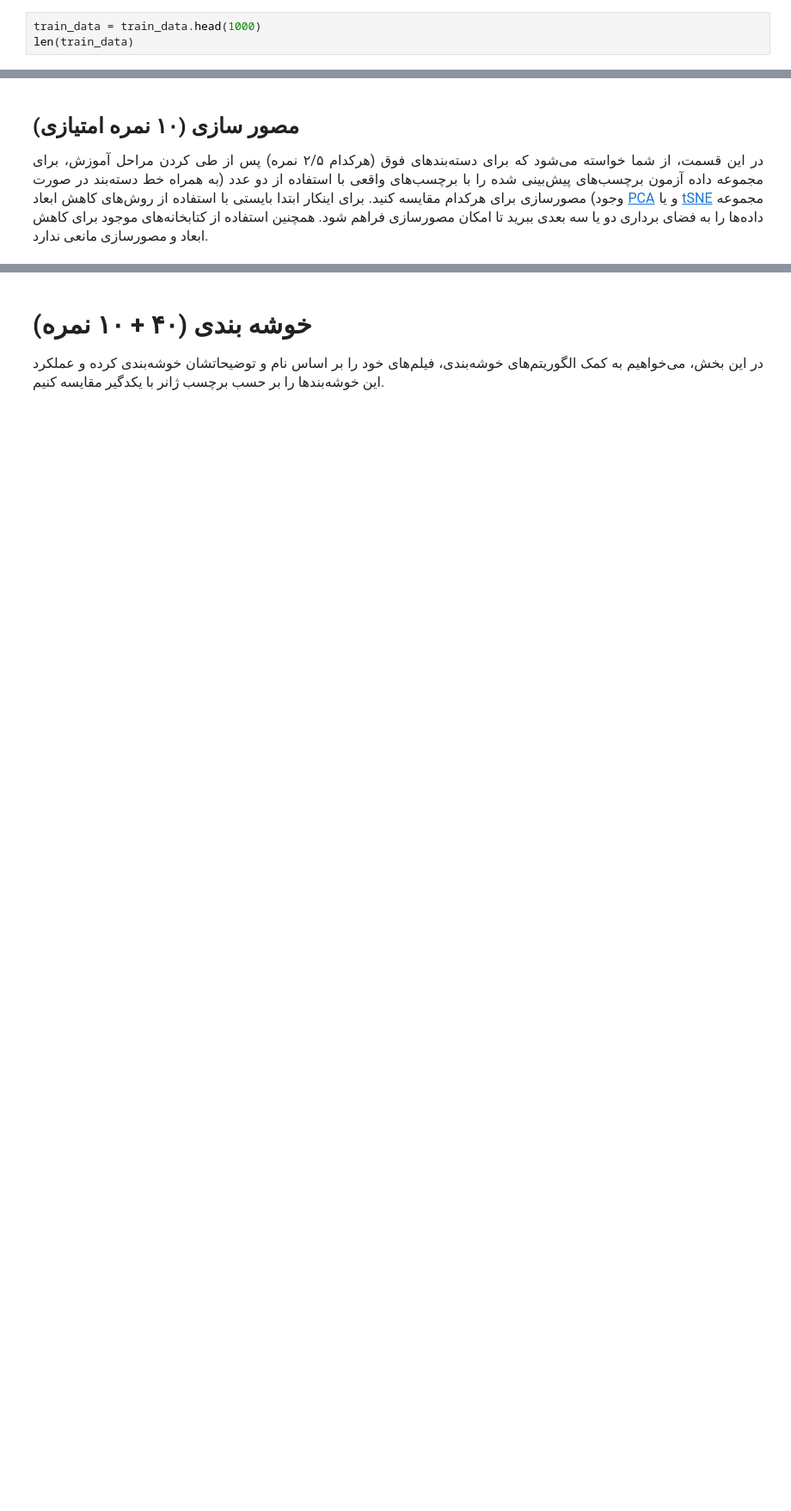
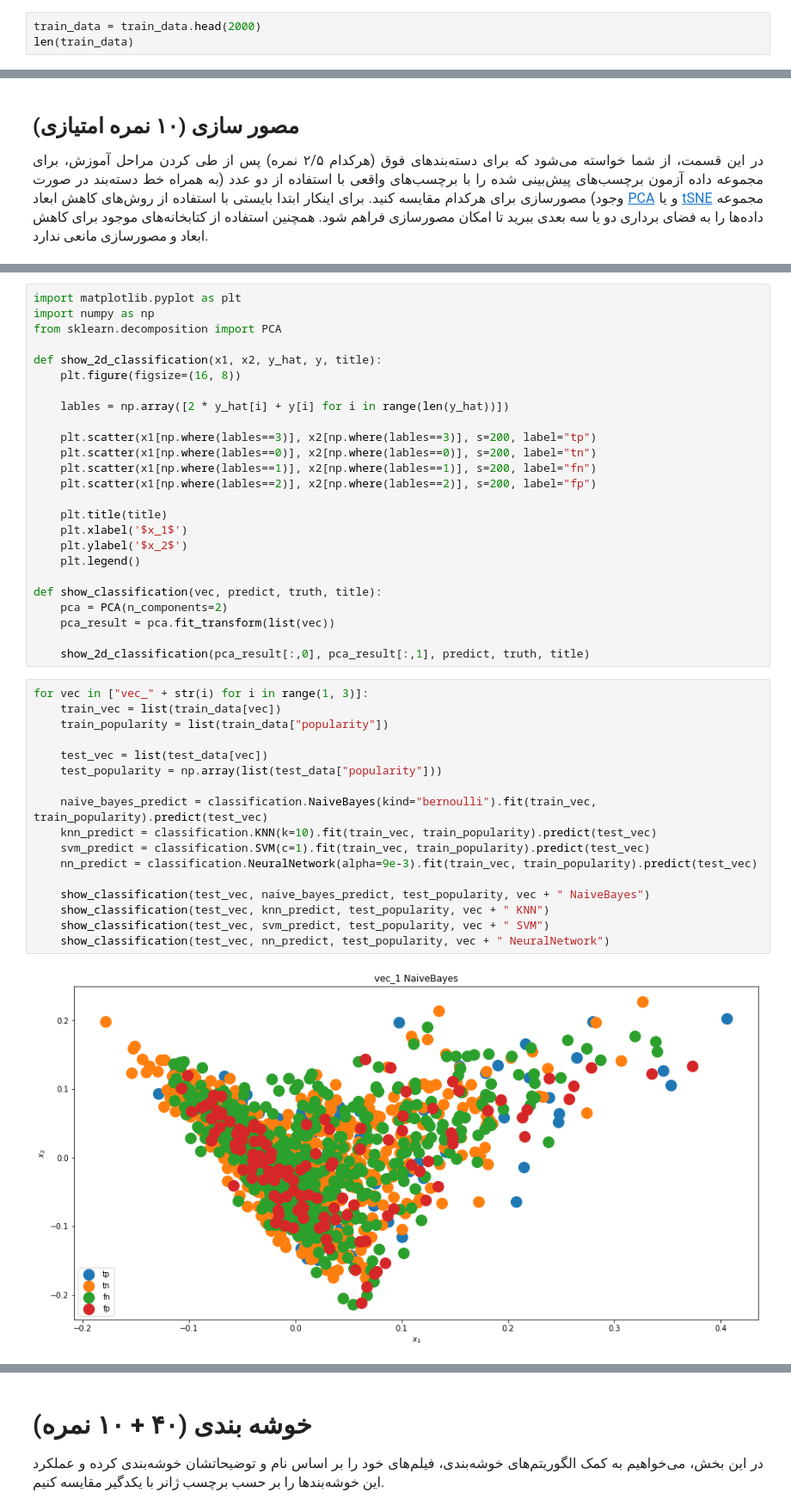
Before and after one commit to hbehboudi/MIR-Project, a Jupyter notebook: MIR_Phase2/notebook.ipynb, the cells around one changed output, grey strips where cells are left out. Shown at 86% size. Drawn from its saved outputs; the diff is of its cells as text; blank space fills up the shorter version.

```diff
--- a/MIR_Phase2/notebook.ipynb
+++ b/MIR_Phase2/notebook.ipynb
@@ -245,6 +241,6 @@ train_data = pd.read_pickle("train_data")
 # test_data.to_pickle("test_data")
 test_data = pd.read_pickle("test_data")
 # %%
-train_data = train_data.head(1000)
+train_data = train_data.head(2000)
 len(train_data)
 # %% [output]
@@ -552,0 +578,44 @@ vec_2 NeuralNetwork: {'accuracy': 0.5482897384305835, 'f1_pos': 0.43164556962025
+# %%
+import matplotlib.pyplot as plt
+import numpy as np
+from sklearn.decomposition import PCA
+
+def show_2d_classification(x1, x2, y_hat, y, title):
+    plt.figure(figsize=(16, 8))
+
+    lables = np.array([2 * y_hat[i] + y[i] for i in range(len(y_hat))])
+
+    plt.scatter(x1[np.where(lables==3)], x2[np.where(lables==3)], s=200, label="tp")
+    plt.scatter(x1[np.where(lables==0)], x2[np.where(lables==0)], s=200, label="tn")
+    plt.scatter(x1[np.where(lables==1)], x2[np.where(lables==1)], s=200, label="fn")
+    plt.scatter(x1[np.where(lables==2)], x2[np.where(lables==2)], s=200, label="fp")
+
+    plt.title(title)
+    plt.xlabel('$x_1$')
+    plt.ylabel('$x_2$')
+    plt.legend()
+
+def show_classification(vec, predict, truth, title):
+    pca = PCA(n_components=2)
+    pca_result = pca.fit_transform(list(vec))
+
+    show_2d_classification(pca_result[:,0], pca_result[:,1], predict, truth, title)
+# %%
+for vec in ["vec_" + str(i) for i in range(1, 3)]:
+    train_vec = list(train_data[vec])
+    train_popularity = list(train_data["popularity"])
+
+    test_vec = list(test_data[vec])
+    test_popularity = np.array(list(test_data["popularity"]))
+
+    naive_bayes_predict = classification.NaiveBayes(kind="bernoulli").fit(train_vec, train_popularity).predict(test_vec)
+    knn_predict = classification.KNN(k=10).fit(train_vec, train_popularity).predict(test_vec)
+    svm_predict = classification.SVM(c=1).fit(train_vec, train_popularity).predict(test_vec)
+    nn_predict = classification.NeuralNetwork(alpha=9e-3).fit(train_vec, train_popularity).predict(test_vec)
+
+    show_classification(test_vec, naive_bayes_predict, test_popularity, vec + " NaiveBayes")
+    show_classification(test_vec, knn_predict, test_popularity, vec + " KNN")
+    show_classification(test_vec, svm_predict, test_popularity, vec + " SVM")
+    show_classification(test_vec, nn_predict, test_popularity, vec + " NeuralNetwork")
+# %% [output]
+[figure, added]
```
Also changed, not shown: parts of 19 cells of this notebook, 1 other file.
